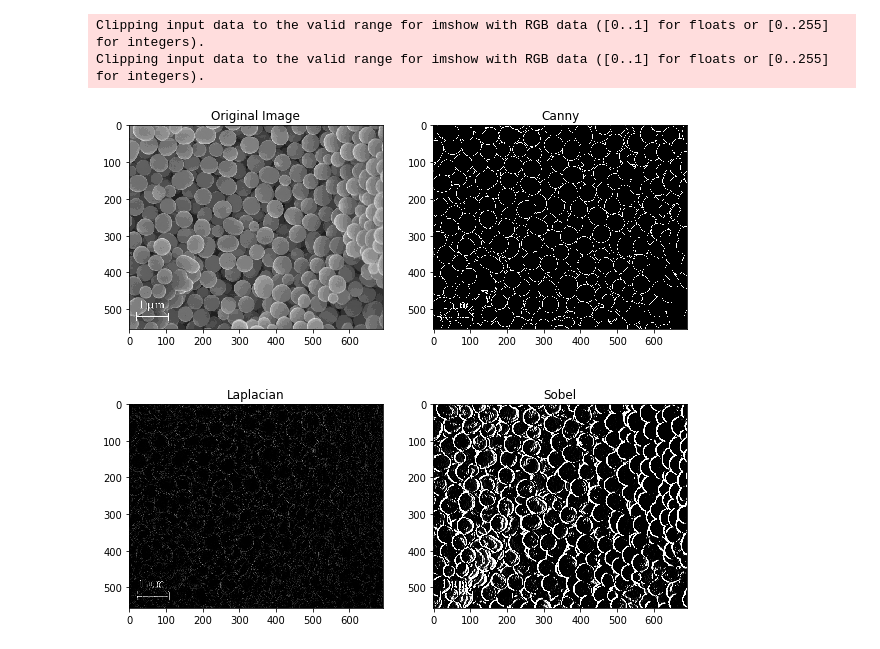
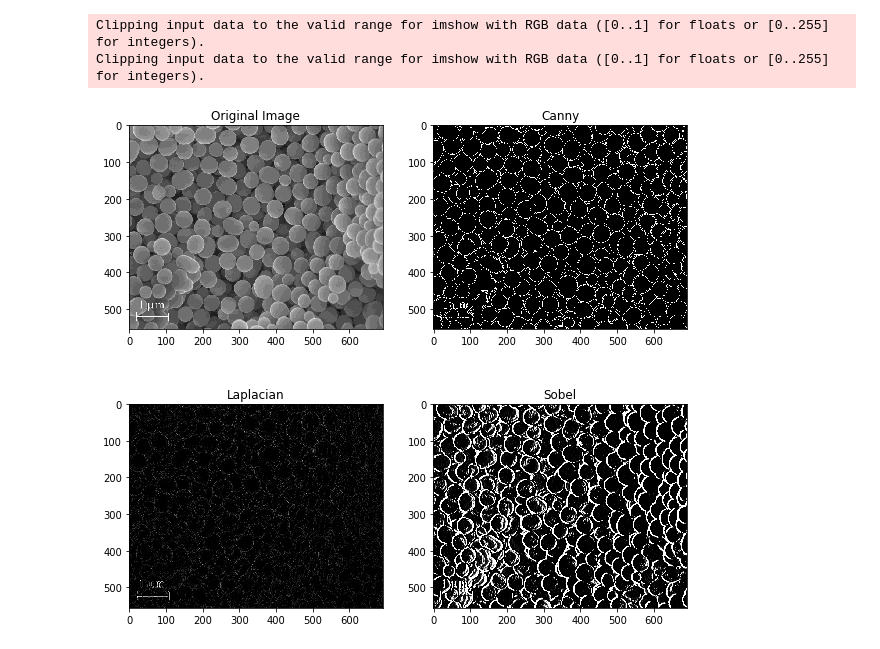
Before and after one commit to rgebhart/nanoBALLS, a Jupyter notebook: nameTBD.ipynb, the cells around one changed output. Drawn from its saved outputs; the diff is of its cells as text; code cells hidden in the pictures.

```diff
--- a/nameTBD.ipynb
+++ b/nameTBD.ipynb
@@ -4,27 +10,27 @@ import matplotlib.pyplot as plt
 # %%
 fig, axes = plt.subplots(2,2, figsize=(10,10))
 fig.subplots_adjust(hspace = 0.05)
 
 img = cv2.imread('Opal_Tecopa_near_gem.jpg')
 
-canny = cv2.Canny(img, 100, 200, 3, L2gradient=True)
+canny = cv2.Canny(img, 70, 100, 3, L2gradient=True)
 laplacian = cv2.Laplacian(img, cv2.CV_16S, 5)
 sobelx = cv2.Sobel(img, cv2.CV_16S, 1, 0, ksize=5)
 
 axes[0,0].imshow(img)
 axes[0,0].set_title('Original Image')
 
 axes[0,1].imshow(canny, cmap='gray')
 axes[0,1].set_title('Canny')
 
 axes[1,0].imshow(laplacian, cmap='gray')
 axes[1,0].set_title('Laplacian')
 
 axes[1,1].imshow(sobelx, cmap='gray')
 axes[1,1].set_title('Sobel')
 
 plt.show()
 # %% [output]
 Clipping input data to the valid range for imshow with RGB data ([0..1] for floats or [0..255] for integers).
 Clipping input data to the valid range for imshow with RGB data ([0..1] for floats or [0..255] for integers).
-[figure, old version]
+[figure, new version]
```
Also changed, not shown: parts of 7 cells of this notebook.
